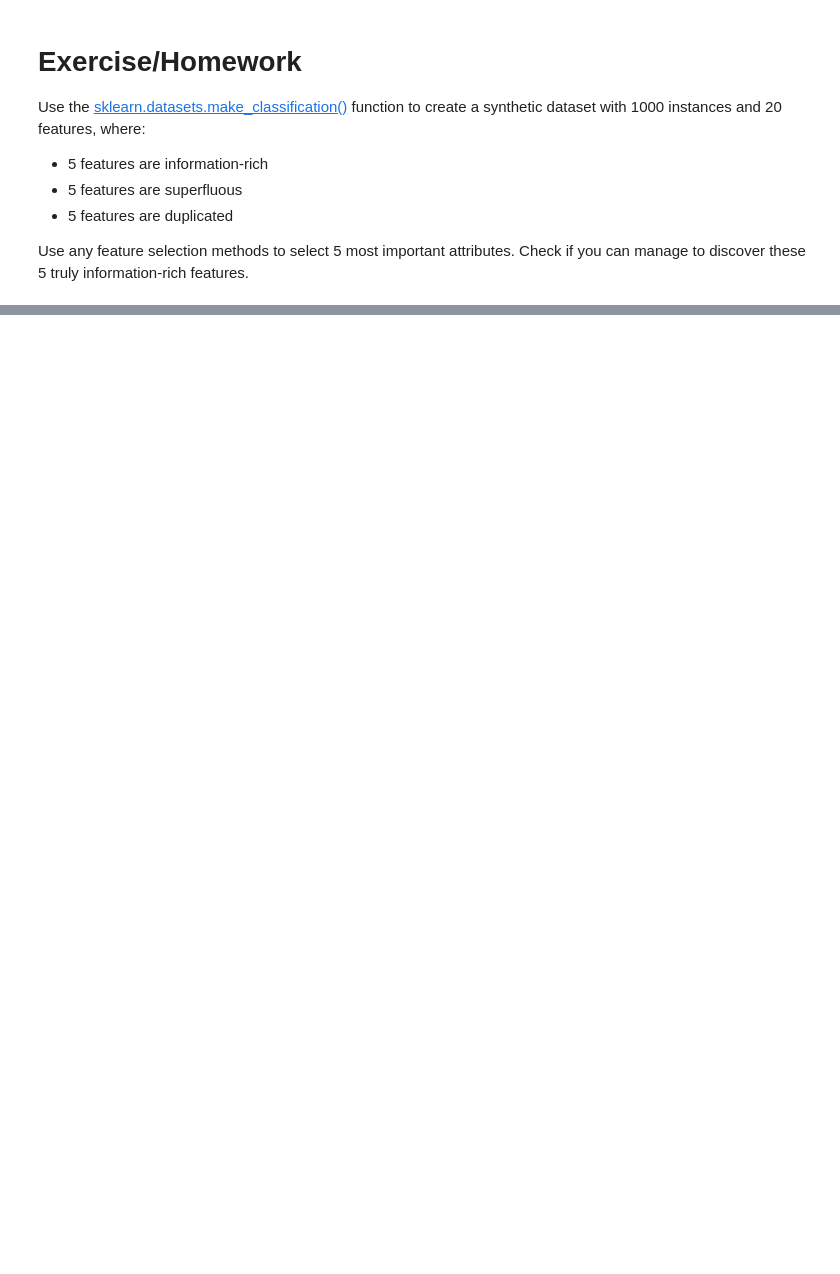
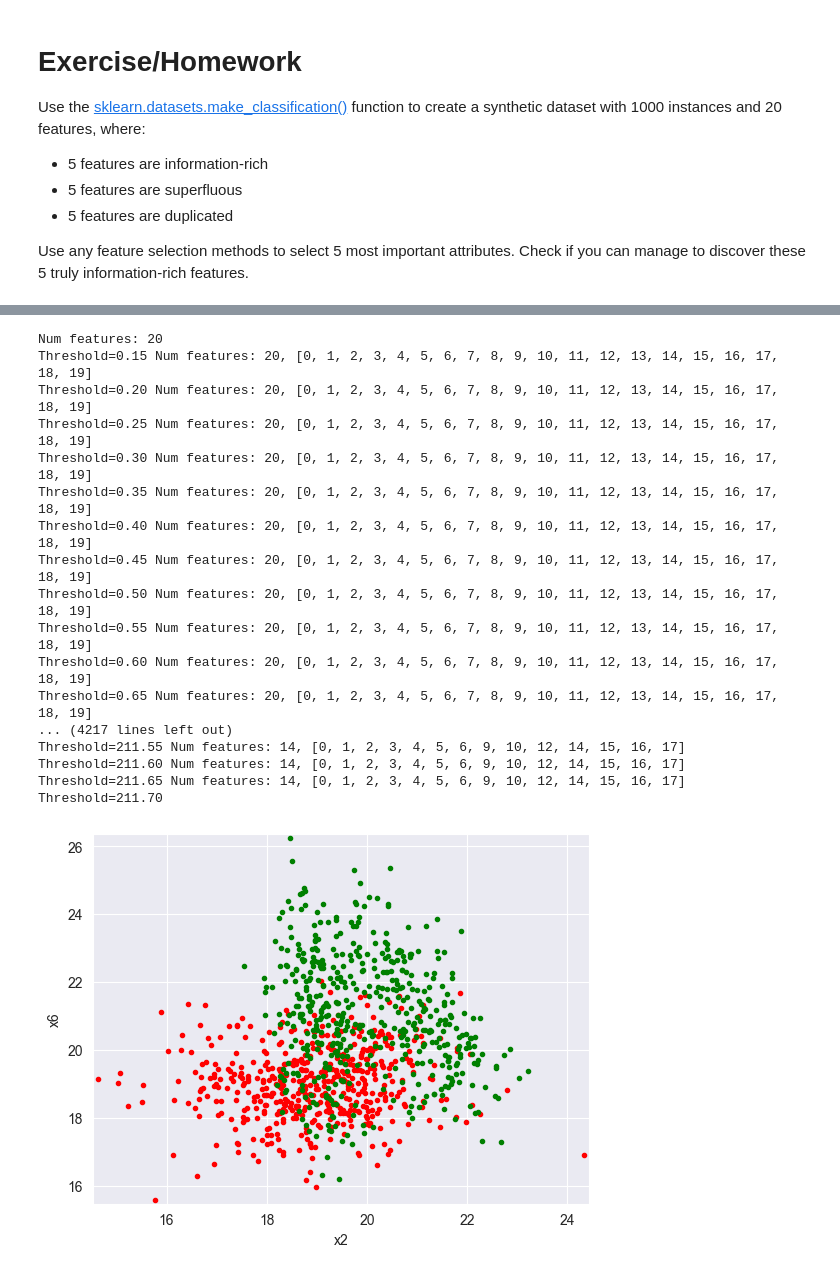
Before and after one commit to Luncenok/Data-mining, a Jupyter notebook: dm_feature_selection_(1).ipynb, the cells around one changed output, grey strips where cells are left out. Saved outputs shown, nothing was run; the diff lists cells and outputs as text; code cells hidden in the pictures; blank space fills up the shorter version.

```diff
--- a/dm_feature_selection_(1).ipynb
+++ b/dm_feature_selection_(1).ipynb
@@ -413,0 +436,51 @@ Use any feature selection methods to select 5 most important attributes. Check i
+# %%
+from sklearn.feature_selection import SelectFromModel
+from sklearn.linear_model import Perceptron, LassoCV, SGDClassifier, RidgeClassifierCV
+
+clf = Perceptron()
+# clf = SGDClassifier(penalty='l1', loss='log_loss')
+# clf = RidgeClassifierCV(cv=10)
+# clf = LassoCV(cv=10)
+
+sfm = SelectFromModel(clf, threshold=0.1)
+sfm.fit(X, y)
+n_rows, n_features = sfm.transform(X).shape
+print(f'Num features: {n_features}')
+
+while n_features > 5:
+    sfm.threshold += 0.05
+    new = sfm.transform(X)
+    n_rows, n_features = new.shape
+
+    feature_names = compress(range(20), sfm.get_support())
+    print(f'Threshold={sfm.threshold:.2f} Num features: {n_features}, {list(feature_names)}')
+
+feature1 = new[:, 0]
+feature2 = new[:, 1]
+
+plt.plot(feature1[y==0], feature2[y==0], 'r.')
+plt.plot(feature1[y==1], feature2[y==1], 'g.')
+plt.xlabel(sfm.get_feature_names_out()[0])
+plt.ylabel(sfm.get_feature_names_out()[1])
+plt.ylim([np.min(feature2)-0.1, np.max(feature2)+0.1])
+plt.xlim([np.min(feature1)-0.1, np.max(feature1)+0.1])
+plt.show()
+# %% [output]
+Num features: 20
+Threshold=0.15 Num features: 20, [0, 1, 2, 3, 4, 5, 6, 7, 8, 9, 10, 11, 12, 13, 14, 15, 16, 17, 18, 19]
+Threshold=0.20 Num features: 20, [0, 1, 2, 3, 4, 5, 6, 7, 8, 9, 10, 11, 12, 13, 14, 15, 16, 17, 18, 19]
+Threshold=0.25 Num features: 20, [0, 1, 2, 3, 4, 5, 6, 7, 8, 9, 10, 11, 12, 13, 14, 15, 16, 17, 18, 19]
+Threshold=0.30 Num features: 20, [0, 1, 2, 3, 4, 5, 6, 7, 8, 9, 10, 11, 12, 13, 14, 15, 16, 17, 18, 19]
+Threshold=0.35 Num features: 20, [0, 1, 2, 3, 4, 5, 6, 7, 8, 9, 10, 11, 12, 13, 14, 15, 16, 17, 18, 19]
+Threshold=0.40 Num features: 20, [0, 1, 2, 3, 4, 5, 6, 7, 8, 9, 10, 11, 12, 13, 14, 15, 16, 17, 18, 19]
+Threshold=0.45 Num features: 20, [0, 1, 2, 3, 4, 5, 6, 7, 8, 9, 10, 11, 12, 13, 14, 15, 16, 17, 18, 19]
+Threshold=0.50 Num features: 20, [0, 1, 2, 3, 4, 5, 6, 7, 8, 9, 10, 11, 12, 13, 14, 15, 16, 17, 18, 19]
+Threshold=0.55 Num features: 20, [0, 1, 2, 3, 4, 5, 6, 7, 8, 9, 10, 11, 12, 13, 14, 15, 16, 17, 18, 19]
+Threshold=0.60 Num features: 20, [0, 1, 2, 3, 4, 5, 6, 7, 8, 9, 10, 11, 12, 13, 14, 15, 16, 17, 18, 19]
+Threshold=0.65 Num features: 20, [0, 1, 2, 3, 4, 5, 6, 7, 8, 9, 10, 11, 12, 13, 14, 15, 16, 17, 18, 19]
+... (4217 lines left out)
+Threshold=211.55 Num features: 14, [0, 1, 2, 3, 4, 5, 6, 9, 10, 12, 14, 15, 16, 17]
+Threshold=211.60 Num features: 14, [0, 1, 2, 3, 4, 5, 6, 9, 10, 12, 14, 15, 16, 17]
+Threshold=211.65 Num features: 14, [0, 1, 2, 3, 4, 5, 6, 9, 10, 12, 14, 15, 16, 17]
+Threshold=211.70
+[figure, added]
```
Also changed, not shown: parts of 11 cells of this notebook.
